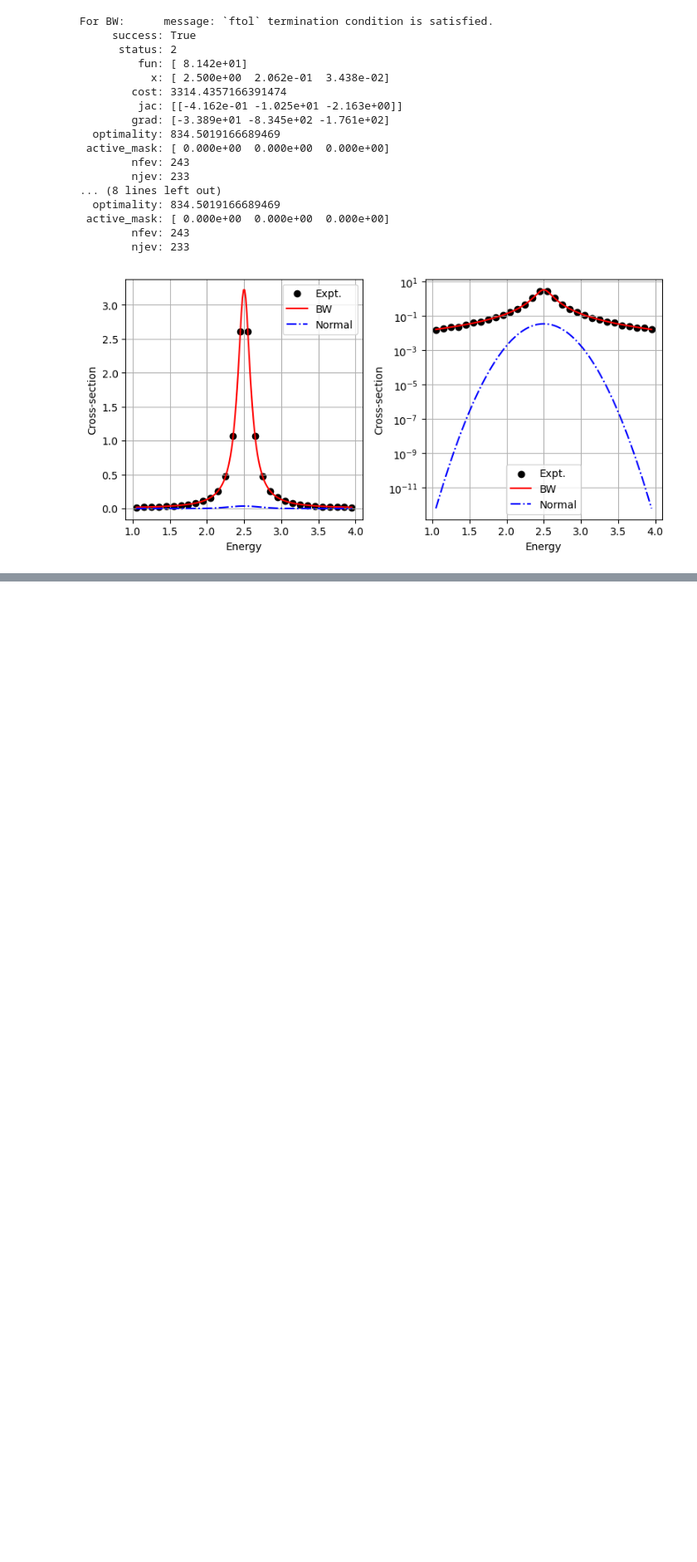
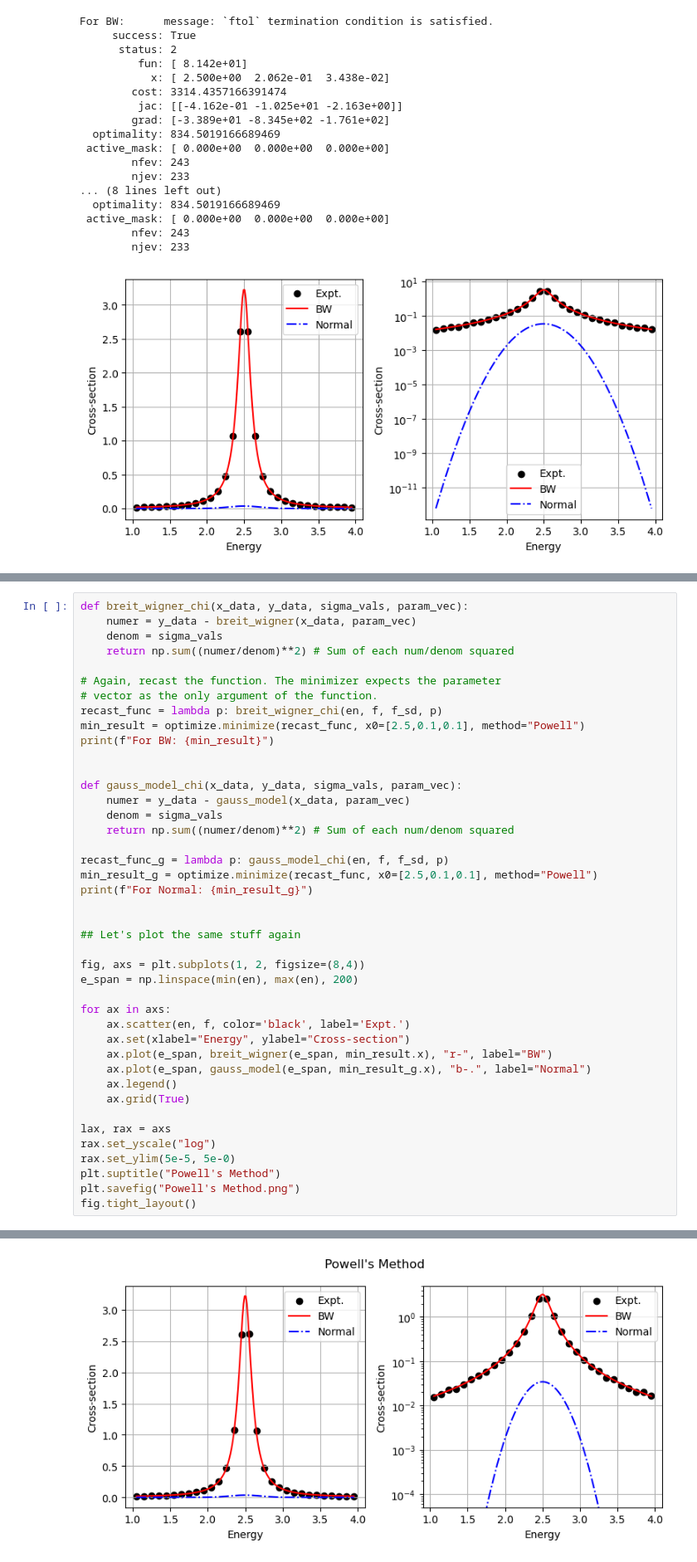
Before and after one commit to adhernandez3/ap155_project_euler, a Jupyter notebook: Exercise October 22.ipynb, the cells around one changed output, grey strips where cells are left out. Shown at 83% size. Cells and saved outputs as stored; diff of their text form; blank space fills up the shorter version.

```diff
--- a/Exercise October 22.ipynb
+++ b/Exercise October 22.ipynb
@@ -258,0 +371,43 @@ fig.tight_layout()
+# %%
+def breit_wigner_chi(x_data, y_data, sigma_vals, param_vec):
+    numer = y_data - breit_wigner(x_data, param_vec)
+    denom = sigma_vals
+    return np.sum((numer/denom)**2) # Sum of each num/denom squared
+
+# Again, recast the function. The minimizer expects the parameter
+# vector as the only argument of the function.
+recast_func = lambda p: breit_wigner_chi(en, f, f_sd, p)
+min_result = optimize.minimize(recast_func, x0=[2.5,0.1,0.1], method="Powell")
+print(f"For BW: {min_result}")
+
+
+def gauss_model_chi(x_data, y_data, sigma_vals, param_vec):
+    numer = y_data - gauss_model(x_data, param_vec)
+    denom = sigma_vals
+    return np.sum((numer/denom)**2) # Sum of each num/denom squared
+
+recast_func_g = lambda p: gauss_model_chi(en, f, f_sd, p)
+min_result_g = optimize.minimize(recast_func, x0=[2.5,0.1,0.1], method="Powell")
+print(f"For Normal: {min_result_g}")
+
+
+## Let's plot the same stuff again
+
+fig, axs = plt.subplots(1, 2, figsize=(8,4))
+e_span = np.linspace(min(en), max(en), 200)
+
+for ax in axs:
+    ax.scatter(en, f, color='black', label='Expt.')
+    ax.set(xlabel="Energy", ylabel="Cross-section")
+    ax.plot(e_span, breit_wigner(e_span, min_result.x), "r-", label="BW")
+    ax.plot(e_span, gauss_model(e_span, min_result_g.x), "b-.", label="Normal")
+    ax.legend()
+    ax.grid(True)
+
+lax, rax = axs
+rax.set_yscale("log")
+rax.set_ylim(5e-5, 5e-0)
+plt.suptitle("Powell's Method")
+plt.savefig("Powell's Method.png")
+fig.tight_layout()
+# %% [output]
@@ -258,0 +434 @@ fig.tight_layout()
+[figure, added]
```
Also changed, not shown: parts of 8 cells of this notebook, 54 other files.
